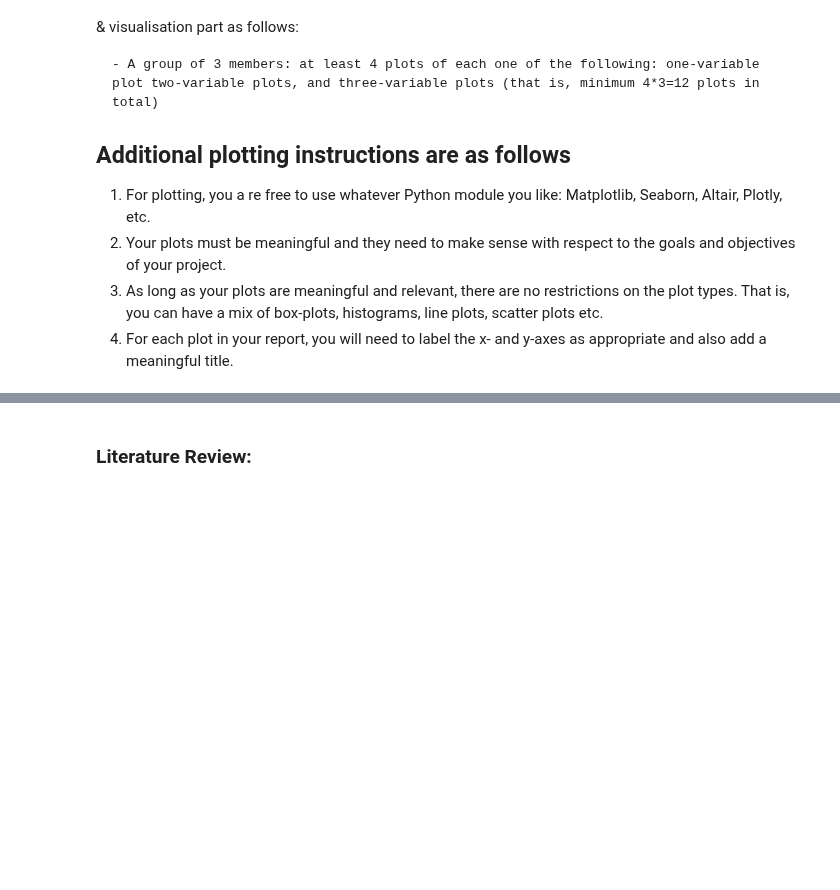
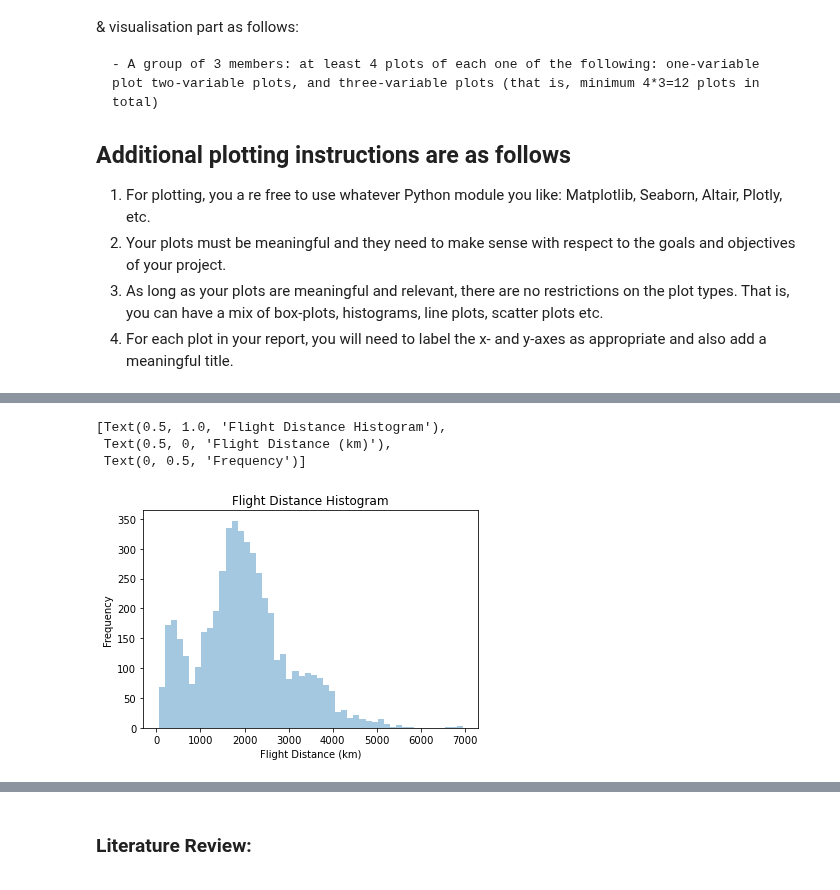
Before and after one commit to Mattjben/Passeneger-satisfaction-machine-learning, a Jupyter notebook: Phase 1_Airplane.ipynb, the cells around one changed output, grey strips where cells are left out. Cells and saved outputs as stored; diff of their text form; code cells hidden in the pictures; blank space fills up the shorter version.

```diff
--- a/Phase 1_Airplane.ipynb
+++ b/Phase 1_Airplane.ipynb
@@ -415,0 +418,7 @@ NameError: name 'airplane_df' is not defined
+# %%
+sns.distplot(airplane_df["Flight Distance"],kde = False).set(title = "Flight Distance Histogram", xlabel="Flight Distance (km)", ylabel="Frequency")
+# %% [output]
+[Text(0.5, 1.0, 'Flight Distance Histogram'),
+ Text(0.5, 0, 'Flight Distance (km)'),
+ Text(0, 0.5, 'Frequency')]
+[figure, added]
```
Also changed, not shown: parts of 10 cells of this notebook.
